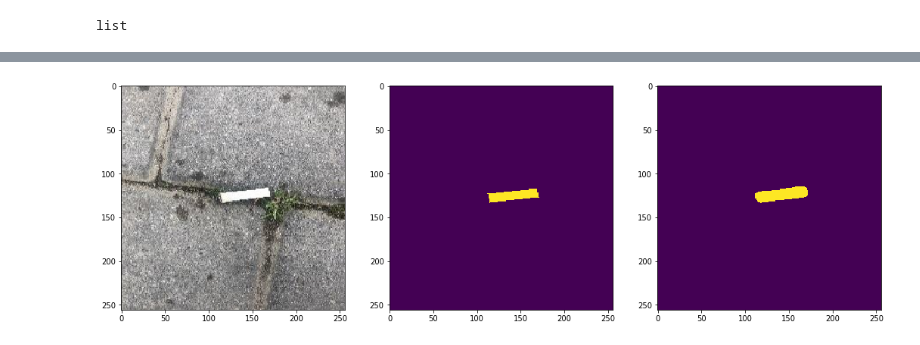
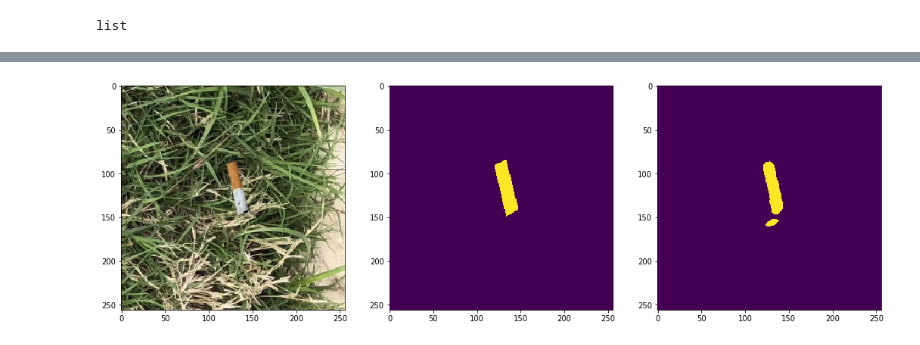
Before and after one commit to Elmar999/Cigarette_buts_detection, a Jupyter notebook: cigarette_buts/cigarettNet/test.ipynb, the cells around one changed output, grey strips where cells are left out. Cells and saved outputs as stored; diff of their text form; code cells hidden in the pictures.

```diff
--- a/cigarette_buts/cigarettNet/test.ipynb
+++ b/cigarette_buts/cigarettNet/test.ipynb
@@ -355,22 +367,22 @@ mask = np.array(mask_ds)
 
 from tensorflow.keras.models import load_model
 # base_model[1].save('auc_83.h5')
-base_model = load_model('auc_83.h5')
+base_model = load_model('/home/elmar/Cigarette_buts_detection/cigarette_buts/cigarettNet/model/out/auc_83.h5')
 # %%
 def view_img_mask(img, mask , model=None):
     if model:
-        pred = base_model.predict(np.expand_dims(img, axis=0)).reshape((1, img.shape[0], img.shape[1], 1))
+        pred = model.predict(np.expand_dims(img, axis=0)).reshape((1, img.shape[0], img.shape[1], 1))
         pred = np.squeeze(pred)
         fig, ax = plt.subplots(1 , 3, figsize=(18, 8))
         ax[0].imshow(img)
         ax[1].imshow(mask)
-        ax[2].imshow(pred > 0.2857142857142857)
+        ax[2].imshow(pred >  0.32653061224489793)
     else:
         fig, ax = plt.subplots(1 , 2, figsize=(12, 8))
         ax[0].imshow(img)
         ax[1].imshow(mask)
 
-img_index = 306
+img_index = 83
 view_img_mask(train_ds[img_index][0], train_ds[img_index][1], base_model)
 # %% [output]
-[figure, old version]
+[figure, new version]
```
Also changed, not shown: parts of 11 cells of this notebook, 20 other files.
